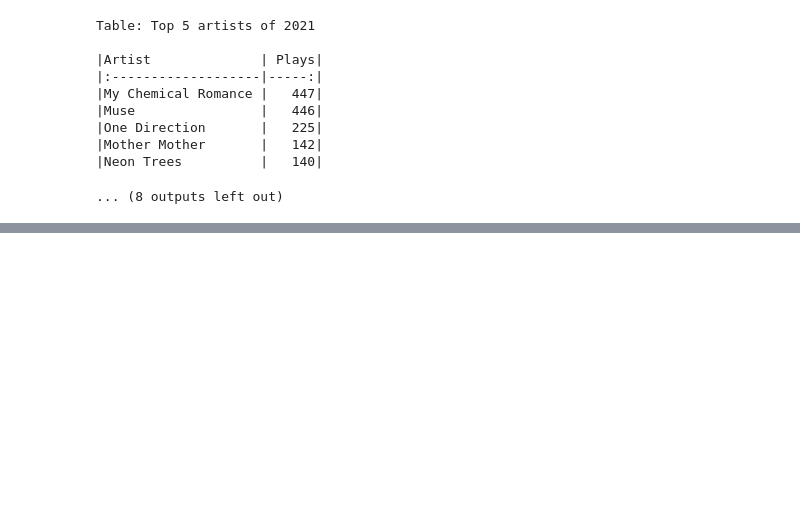
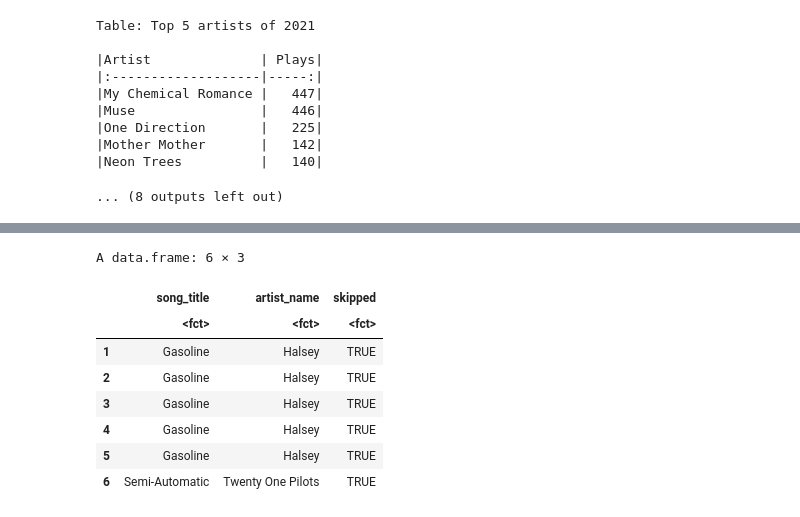
Before and after one commit to jahomii/jahomii.github.io, a Jupyter notebook: RapifyML/Rapify.ipynb, the cells around one changed output, grey strips where cells are left out. Saved outputs shown, nothing was run; the diff lists cells and outputs as text; code cells hidden in the pictures; blank space fills up the shorter version.

```diff
--- a/RapifyML/Rapify.ipynb
+++ b/RapifyML/Rapify.ipynb
@@ -413,0 +419,30 @@ print(times_not_skipped)
+# %%
+# mild cleaning, I dont want songs to be included that I haven't listened to at LEAST 10 times
+skipped_songs <- streaming_history[streaming_history$song_title %in% names(which(table(streaming_history$song_title) >= 10)), ]
+
+# ensure all variables are factors
+skipped_songs[] <- lapply(skipped_songs, function(x) {
+  if (is.character(x) | is.logical(x)) factor(x) else x
+})
+
+# removing columns that aren't neccesary
+skipped_songs$ts = NULL
+skipped_songs$ms_played = NULL
+skipped_songs$track_url = NULL
+skipped_songs$reason_start = NULL
+skipped_songs$reason_end = NULL
+skipped_songs$offline = NULL
+skipped_songs$shuffle = NULL
+skipped_songs$album_name = NULL
+
+head(skipped_songs)
+# %% [output]
+A data.frame: 6 × 3
+|  | song_title | artist_name | skipped |
+|  | <fct> | <fct> | <fct> |
+| 1 | Gasoline | Halsey | TRUE |
+| 2 | Gasoline | Halsey | TRUE |
+| 3 | Gasoline | Halsey | TRUE |
+| 4 | Gasoline | Halsey | TRUE |
+| 5 | Gasoline | Halsey | TRUE |
+| 6 | Semi-Automatic | Twenty One Pilots | TRUE |
```
Also changed, not shown: parts of 16 cells of this notebook.
